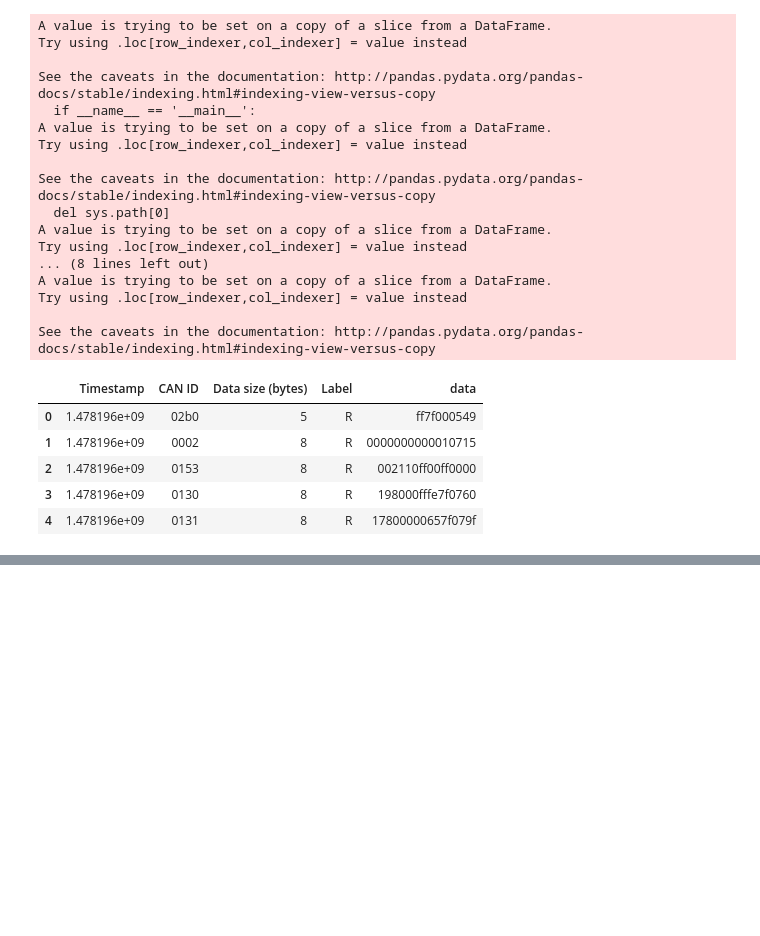
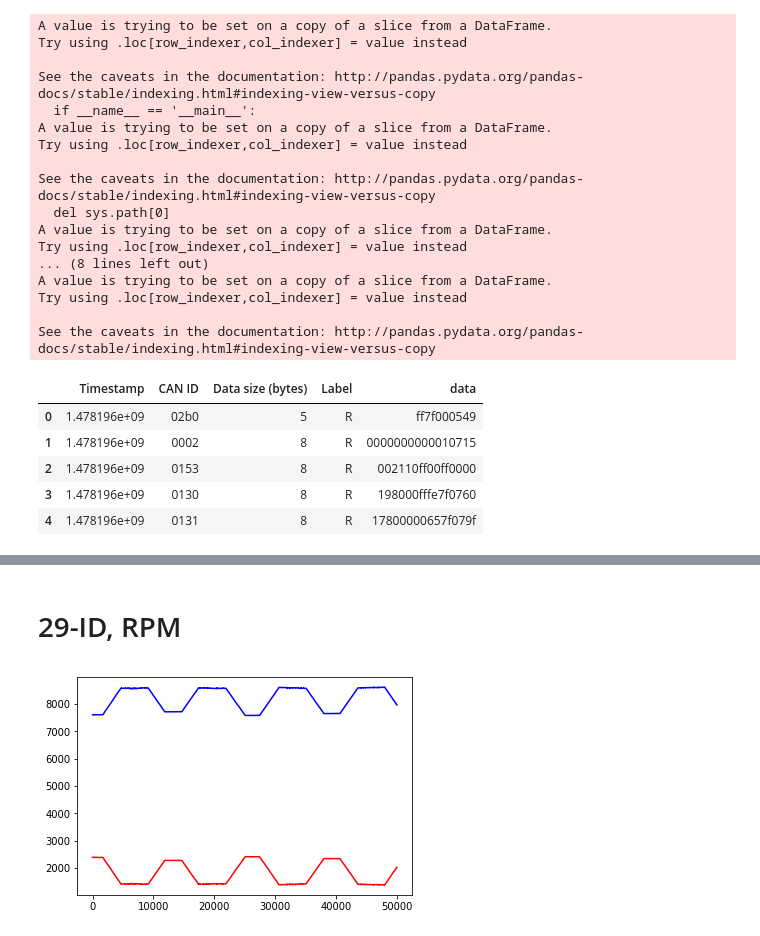
Before and after one commit to NaidaTania/ML-Test, a Jupyter notebook: Hacking dataset - latest.ipynb, the cells around one changed output, grey strips where cells are left out. Saved outputs shown, nothing was run; the diff lists cells and outputs as text; code cells hidden in the pictures; blank space fills up the shorter version.

```diff
--- a/Hacking dataset - latest.ipynb
+++ b/Hacking dataset - latest.ipynb
@@ -1807,0 +426,5 @@ rpm_df[rpm_df['R'] == "T"].head()
+# %%
+# Use the best index to finalize the 10k subset
+begin_index = 50000
+sub_df = dos_formatted[begin_index:begin_index+10000]
+new_df, new_label = splitTheDf(begin_index,sub_df)
@@ -1807,0 +650,20 @@ rpm_df[rpm_df['R'] == "T"].head()
+# %% [markdown]
+# 29-ID, RPM
+# %%
+#Find the best index choices
+ori_t = []
+ori_r = []
+idx = []
+for x in range(0,50000):
+    idx.append(x)
+    sub_df = rpm_formatted.iloc[x:x+10000]
+    ori_T_count = sub_df[sub_df['Label'] == "T"].shape[0]
+    ori_t.append(ori_T_count)
+    ori_R_count = sub_df[sub_df['Label'] == "R"].shape[0]
+    ori_r.append(ori_R_count)
+
+plt. plot(idx, ori_t, label = "true", color="red")
+plt. plot(idx, ori_r, label = "regular",color="blue")
+plt.show()
+# %% [output]
+[figure, added]
```
Also changed, not shown: parts of 242 cells of this notebook.
